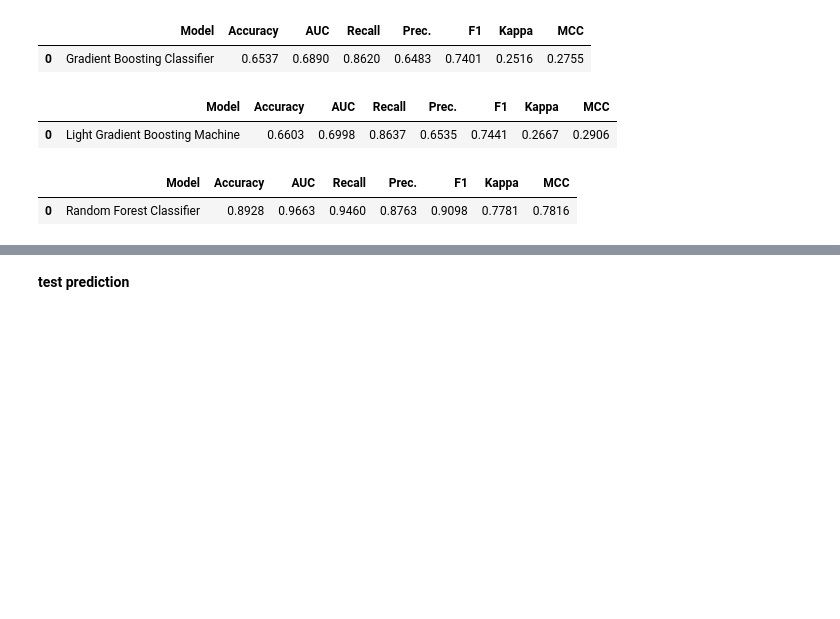
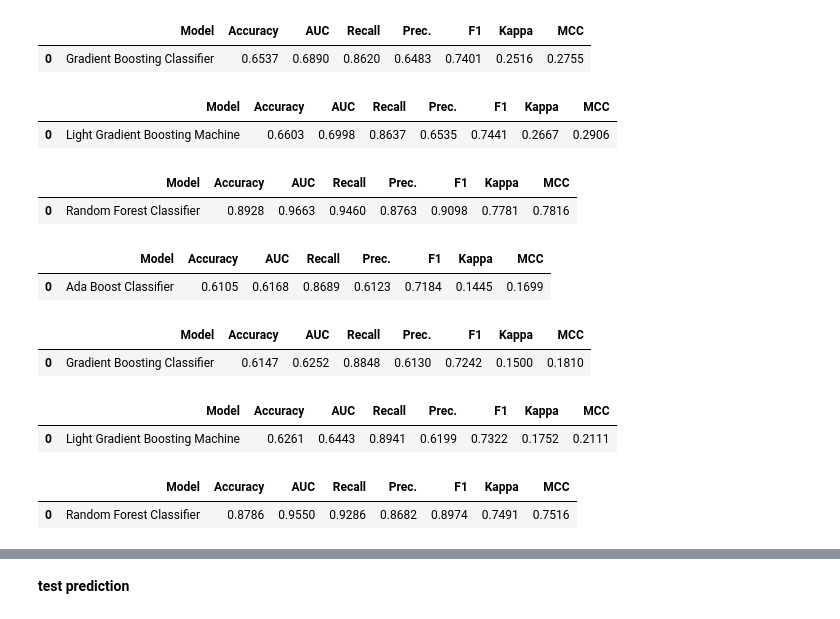
Before and after one commit to sculd/mlb-props, a Jupyter notebook: model_1hits_training_run.ipynb, the cells around one changed output, grey strips where cells are left out. Saved outputs shown, nothing was run; the diff lists cells and outputs as text; code cells hidden in the pictures; blank space fills up the shorter version.

```diff
--- a/model_1hits_training_run.ipynb
+++ b/model_1hits_training_run.ipynb
@@ -112,3 +170,14 @@ train_prediction_ada, train_prediction_gbc, train_prediction_lightgbm, train_pre
 | 0 | Light Gradient Boosting Machine | 0.6603 | 0.6998 | 0.8637 | 0.6535 | 0.7441 | 0.2667 | 0.2906 |
 |  | Model | Accuracy | AUC | Recall | Prec. | F1 | Kappa | MCC |
 | 0 | Random Forest Classifier | 0.8928 | 0.9663 | 0.9460 | 0.8763 | 0.9098 | 0.7781 | 0.7816 |
+# %%
+train_prediction_ada, train_prediction_gbc, train_prediction_lightgbm, train_prediction_rf = model.common.batch_predict_and_odds(train_data, [regression_model_ada, regression_model_gbc, regression_model_lightgbm, regression_model_rf])
+# %% [output]
+|  | Model | Accuracy | AUC | Recall | Prec. | F1 | Kappa | MCC |
+| 0 | Ada Boost Classifier | 0.6105 | 0.6168 | 0.8689 | 0.6123 | 0.7184 | 0.1445 | 0.1699 |
+|  | Model | Accuracy | AUC | Recall | Prec. | F1 | Kappa | MCC |
+| 0 | Gradient Boosting Classifier | 0.6147 | 0.6252 | 0.8848 | 0.6130 | 0.7242 | 0.1500 | 0.1810 |
+|  | Model | Accuracy | AUC | Recall | Prec. | F1 | Kappa | MCC |
+| 0 | Light Gradient Boosting Machine | 0.6261 | 0.6443 | 0.8941 | 0.6199 | 0.7322 | 0.1752 | 0.2111 |
+|  | Model | Accuracy | AUC | Recall | Prec. | F1 | Kappa | MCC |
+| 0 | Random Forest Classifier | 0.8786 | 0.9550 | 0.9286 | 0.8682 | 0.8974 | 0.7491 | 0.7516 |
```
Also changed, not shown: parts of 10 cells of this notebook, 10 other files.
